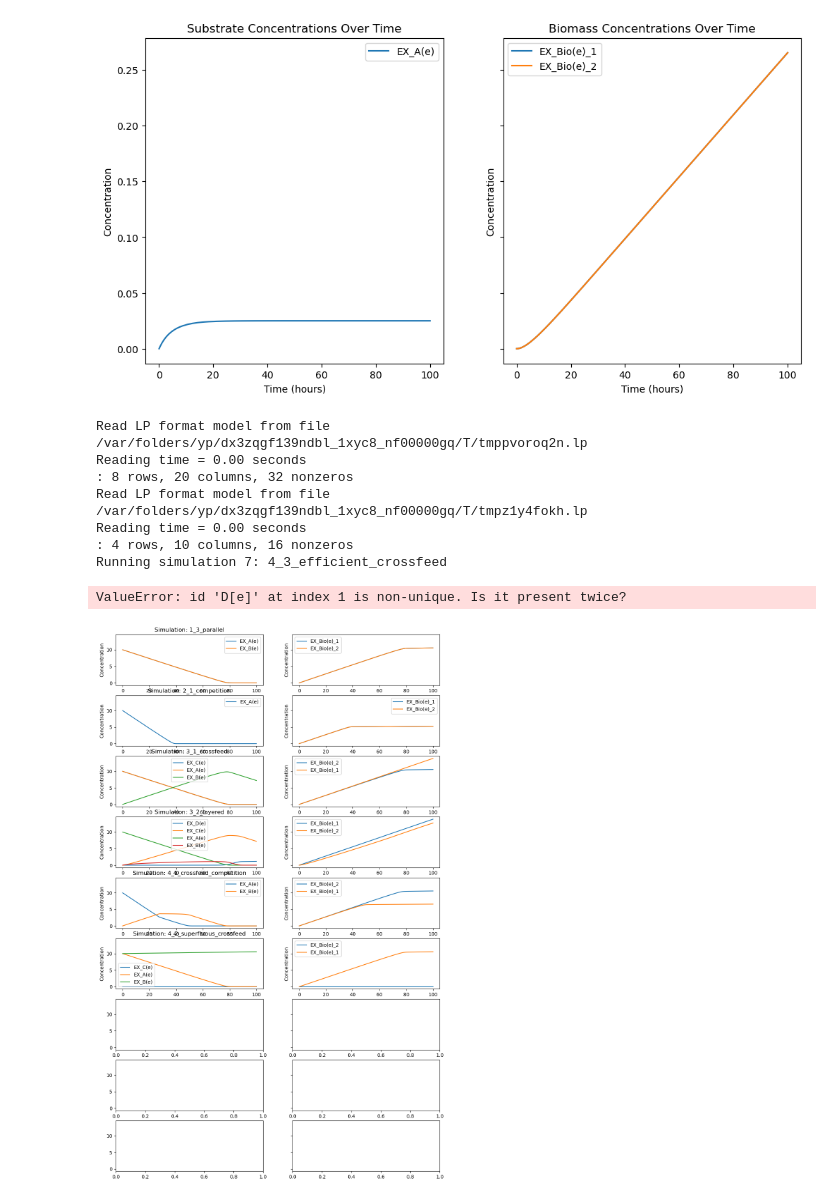
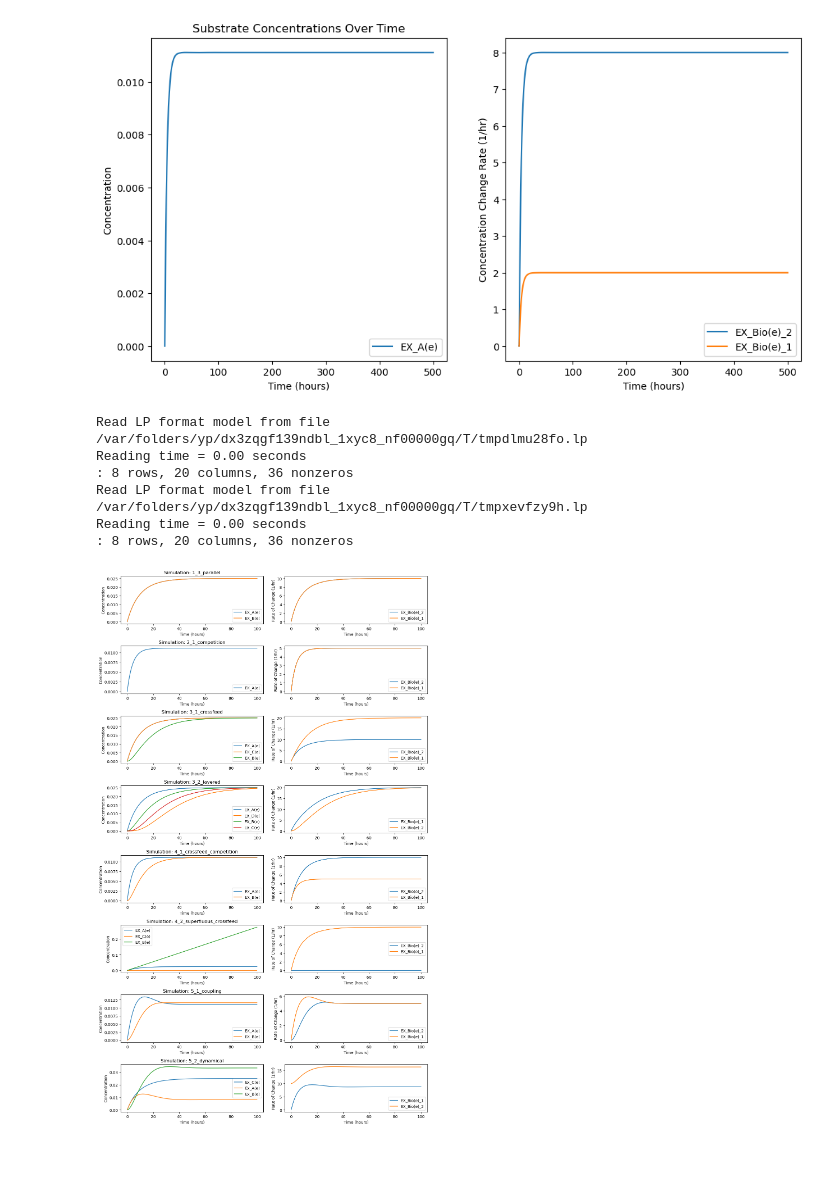
Before and after one commit to m-3-lab/giFBA, a Jupyter notebook: diff_method/clamped_dfba_test.ipynb, the cells around one changed output. Saved outputs shown, nothing was run; the diff lists cells and outputs as text; code cells hidden in the pictures; blank space fills up the shorter version.

Commit message:
Update differential method
Additional updates to differential method. Fix bug in update media moved outside of model loop. Updated plots to show rate of change of biomass. Other minor updates.

```diff
--- a/diff_method/clamped_dfba_test.ipynb
+++ b/diff_method/clamped_dfba_test.ipynb
@@ -71,6 +67,9 @@ def dsdt(t, S, models, vmax, km, media_keys):
 
     # Create a mapping for quick lookup: {metabolite_id: current_concentration}
     conc_map = dict(zip(media_keys, S))
+
+    # randomly select one model to run FBA for each time step
+    # selected_model_idx = np.random.choice(len(models))
 
     for mdl_idx, model in enumerate(models):
         # 1. Update lower bounds based on Michaelis-Menten kinetics
@@ -84,7 +83,7 @@ def dsdt(t, S, models, vmax, km, media_keys):
                     c = 0.0  # Avoid very small concentrations causing numerical errors
 
                 # Michaelis-Menten uptake limit
-                uptake_limit = (v_max * c) / (k_m + c)
+                uptake_limit = (v_max * c) / (k_m + c) # (mmol/(gi*hr))
 
                 # In COBRA, uptake is negative, so lower_bound is -uptake_limit
                 model.reactions.get_by_id(ex_id).lower_bound = -uptake_limit
@@ -101,10 +100,10 @@ def dsdt(t, S, models, vmax, km, media_keys):
                 # We add the RATE of change to our array. solve_ivp handles the integration over time.
                 dsdt_rates[i] += flux_per_second * rel_abund[mdl_idx]
 
-        # 4. Add media fluxes to rate of change
-        for i, ex_id in enumerate(media_keys):
-            media_flux = community.env_fluxes.loc[0, ex_id] / 3600  # Convert to per second
-            dsdt_rates[i] += media_flux
+    # 4. Add media fluxes to rate of change
+    for i, ex_id in enumerate(media_keys):
+        media_flux = community.env_fluxes.loc[0, ex_id] / 3600  # Convert to per second
+        dsdt_rates[i] += media_flux
 
     return dsdt_rates
 
@@ -116,7 +115,7 @@ y0 = np.zeros(len(m_vals))  # Start with zero concentrations for all metabolites
 
 sol = solve_ivp(
     dsdt,
-    t_span=(0, 100),
+    t_span=(0, 500),
     y0=y0,
     args=(copy.deepcopy(renamed_models), vmax_vals, km_vals, m_keys),
     method='BDF' # BDF is excellent for stiff biological ODEs
@@ -136,14 +135,21 @@ print(m_keys)
 # plot each metabolite's concentration over time
 import matplotlib.pyplot as plt
 
-fig, ax = plt.subplots(nrows=1, ncols=2, figsize=(12, 6), sharey=True)
+fig, ax = plt.subplots(nrows=1, ncols=2, figsize=(12, 6))
 for i, metabolite in enumerate(m_keys):
     if "Bio" in metabolite:
-        ax[1].plot(sol.t, sol.y[i], label=metabolite)
+        # plot slope of biomass concentrations over time
+        slope = np.gradient(sol.y[i], sol.t)
+        ax[1].plot(sol.t, slope*3600, label=metabolite)
         ax[1].set_xlabel('Time (hours)')
-        ax[1].set_ylabel('Concentration')
-        ax[1].set_title('Biomass Concentrations Over Time')
+        ax[1].set_ylabel('Concentration Change Rate (1/hr)')
         ax[1].legend()
+
+        #ax[1].plot(sol.t, sol.y[i], label=metabolite)
+        #ax[1].set_xlabel('Time (hours)')
+        #ax[1].set_ylabel('Concentration')
+        #ax[1].set_title('Biomass Concentrations Over Time')
+        #ax[1].legend()
     else:
         ax[0].plot(sol.t, sol.y[i], label=metabolite)
         ax[0].set_xlabel('Time (hours)')
@@ -151,7 +157,7 @@ for i, metabolite in enumerate(m_keys):
         ax[0].set_title('Substrate Concentrations Over Time')
         ax[0].legend()
 # %% [output]
-[figure, old version]
+[figure, new version]
 # %%
 # run clamped dfba for all simulations
 sims = ["1_3_parallel",
@@ -160,10 +166,9 @@ sims = ["1_3_parallel",
         "3_2_layered",
         "4_1_crossfeed_competition",
         "4_2_superfluous_crossfeed",
-        "4_3_efficient_crossfeed",
         "5_1_coupling",
         "5_2_dynamical"]
-fig, ax = plt.subplots(nrows=len(sims), ncols=2, figsize=(12, 20), sharey=True, clear=True)
+fig, ax = plt.subplots(nrows=len(sims), ncols=2, figsize=(12, 20), clear=True)
 ax = ax.flatten()
 
 for sim_idx, sim in enumerate(sims):
@@ -188,7 +193,7 @@ for sim_idx, sim in enumerate(sims):
     substrate_0
 
     # kinetic params
-    V_MAX_ALL = 1000  # Maximum uptake rate for all substrates
+    V_MAX_ALL = 100  # Maximum uptake rate for all substrates
     K_M_ALL = 0.1  # Michaelis-Menten constant for all substrates
     vmax_vals = pd.DataFrame(np.full((len(models), len(substrate_0.keys())), V_MAX_ALL),
                                 columns=list(substrate_0.keys()),
@@ -199,40 +204,40 @@ for sim_idx, sim in enumerate(sims):
 
 
 
     # Preparing cleaner inputs for solve_ivp
     m_keys = list(substrate_0.keys())
     m_vals = np.array([substrate_0[k] for k in m_keys])
-    y0 = m_vals.copy()
+    #y0 = m_vals.copy()
+    y0 = np.zeros(len(m_vals))  # Start with zero concentrations for all metabolites
 
     sol = solve_ivp(
         dsdt,
         t_span=(0, 100),
         y0=y0,
         args=(copy.deepcopy(renamed_models), vmax_vals, km_vals, m_keys),
         method='BDF' # BDF is excellent for stiff biological ODEs
     )
 
 
     for i, metabolite in enumerate(m_keys):
         if "Bio" in metabolite:
-            ax[2*sim_idx+1].plot(sol.t, sol.y[i], label=metabolite)
+            slope = np.gradient(sol.y[i], sol.t)
+            ax[2*sim_idx+1].plot(sol.t, slope*3600, label=metabolite)
             ax[2*sim_idx+1].set_xlabel('Time (hours)')
-            ax[2*sim_idx+1].set_ylabel('Concentration')
+            ax[2*sim_idx+1].set_ylabel('Rate of Change (1/hr)')
             ax[2*sim_idx+1].legend()
         else:
             ax[2*sim_idx].plot(sol.t, sol.y[i], label=metabolite)
             ax[2*sim_idx].set_xlabel('Time (hours)')
             ax[2*sim_idx].set_ylabel('Concentration')
             ax[2*sim_idx].set_title('Simulation: ' + sim)
             ax[2*sim_idx].legend()
 plt.tight_layout()
 # %% [output]
-Read LP format model from file /var/folders/yp/dx3zqgf139ndbl_1xyc8_nf00000gq/T/tmppvoroq2n.lp
+Read LP format model from file /var/folders/yp/dx3zqgf139ndbl_1xyc8_nf00000gq/T/tmpdlmu28fo.lp
 Reading time = 0.00 seconds
-: 8 rows, 20 columns, 32 nonzeros
-Read LP format model from file /var/folders/yp/dx3zqgf139ndbl_1xyc8_nf00000gq/T/tmpz1y4fokh.lp
+: 8 rows, 20 columns, 36 nonzeros
+Read LP format model from file /var/folders/yp/dx3zqgf139ndbl_1xyc8_nf00000gq/T/tmpxevfzy9h.lp
 Reading time = 0.00 seconds
-: 4 rows, 10 columns, 16 nonzeros
-Running simulation 7: 4_3_efficient_crossfeed
+: 8 rows, 20 columns, 36 nonzeros
-ValueError: id 'D[e]' at index 1 is non-unique. Is it present twice?
-[figure, old version]
+[figure, new version]
```
Also changed, not shown: parts of 4 cells of this notebook.
